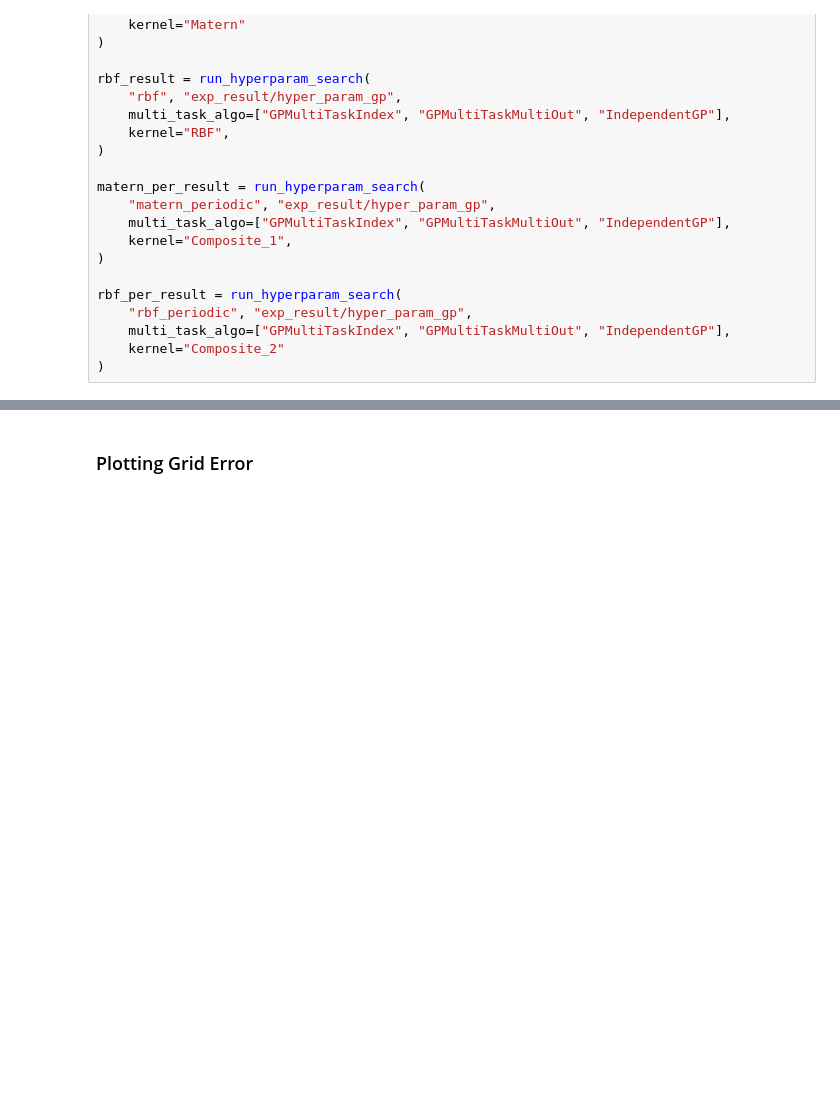
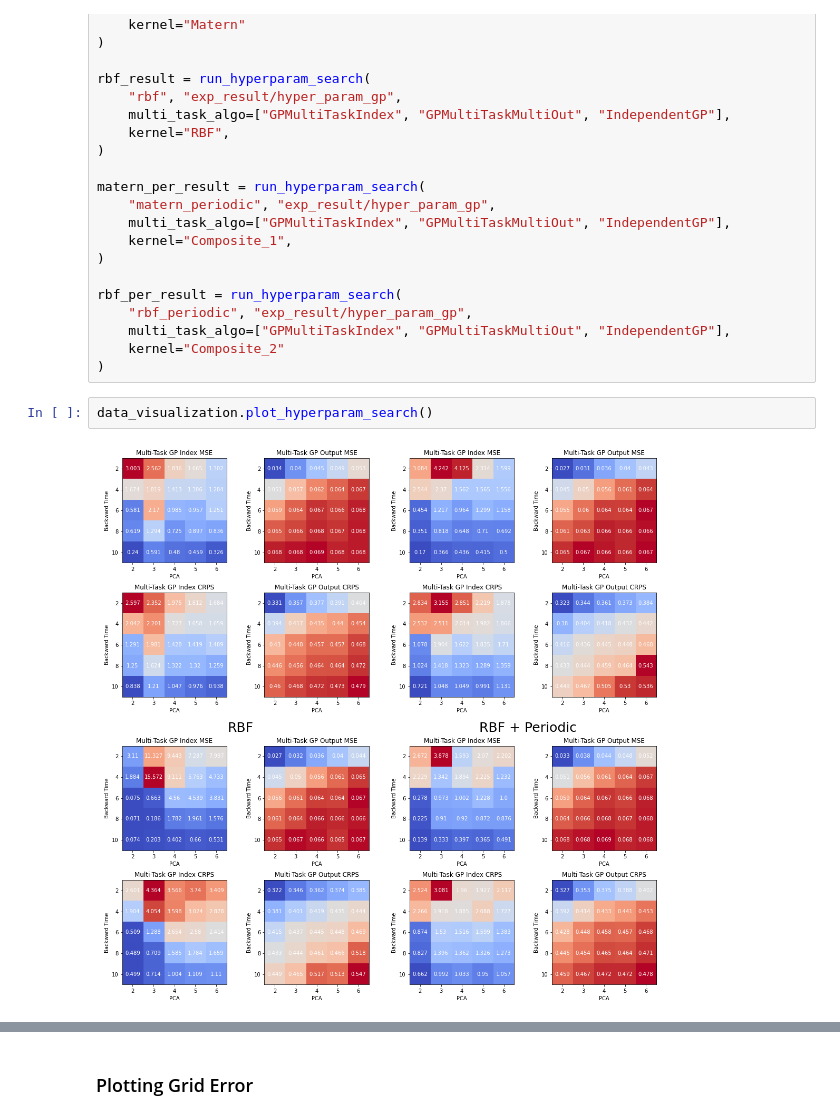
Before and after one commit to Phutoast/commodity-prices-prediction, a Jupyter notebook: multiple_experiments.ipynb, the cells around one changed output, grey strips where cells are left out. Cells and saved outputs as stored; diff of their text form; blank space fills up the shorter version.

Commit message:
Adding Various Plots

```diff
--- a/multiple_experiments.ipynb
+++ b/multiple_experiments.ipynb
@@ -31,3 +31,7 @@ rbf_per_result = run_hyperparam_search(
     multi_task_algo=["GPMultiTaskIndex", "GPMultiTaskMultiOut", "IndependentGP"],
     kernel="Composite_2"
 )
+# %%
+data_visualization.plot_hyperparam_search()
+# %% [output]
+[figure, added]
```
Also changed, not shown: parts of 4 cells of this notebook, 6 other files.
